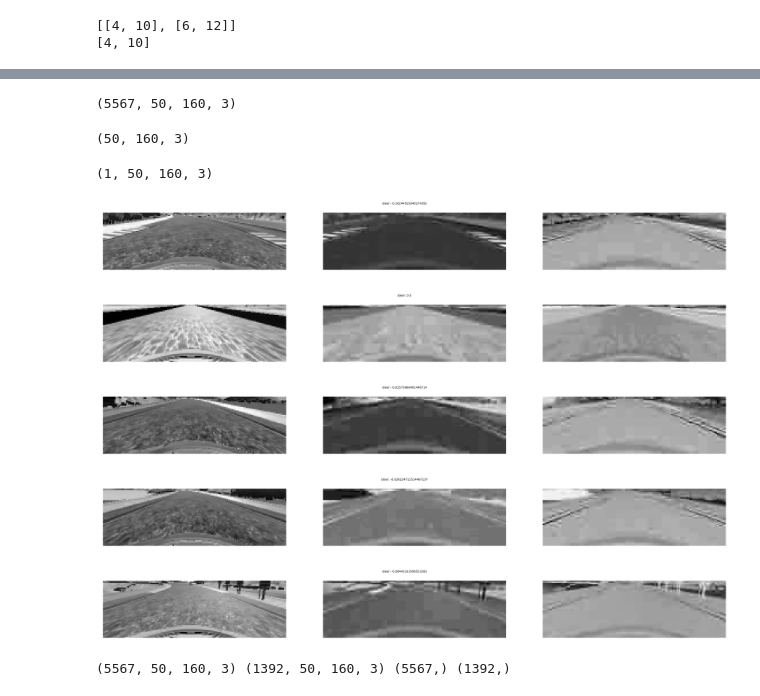
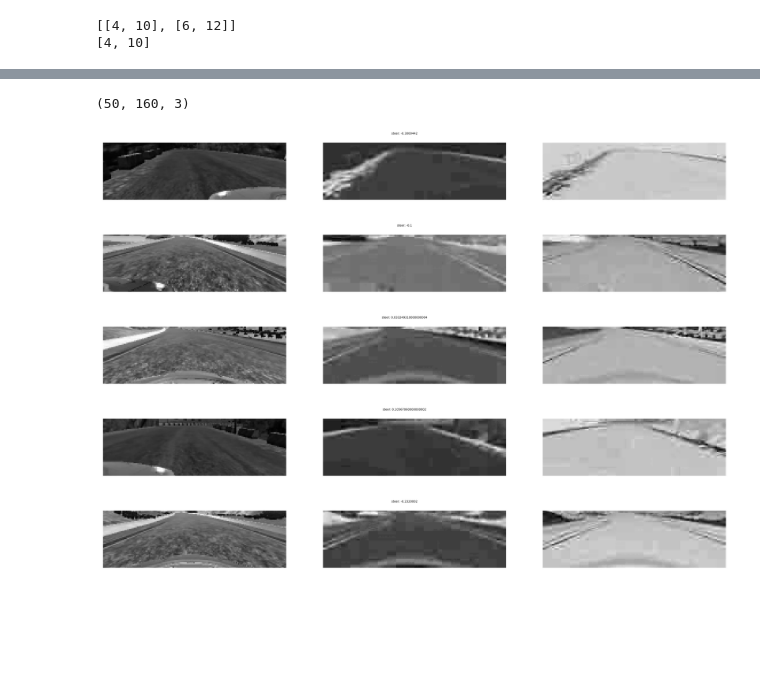
Before and after one commit to berickson/CarND-Behaviorial-Cloning, a Jupyter notebook: Behavorial-Cloning.ipynb, the cells around one changed output, grey strips where cells are left out. Drawn from its saved outputs; the diff is of its cells as text; code cells hidden in the pictures; blank space fills up the shorter version.

```diff
--- a/Behavorial-Cloning.ipynb
+++ b/Behavorial-Cloning.ipynb
@@ -200,16 +200,28 @@ def actual_file_path_for_image(data_folder, filename):
     return rv
 
 
-def read_logs():
+def read_logs(include_side_images = True, side_image_correction=0.1):
     image_files = []
     steering_angles = []
     data_folder = '/home/brian/CarND/SimulatorData'
     for folder in os.listdir(data_folder):
         log_path = os.path.join(data_folder,folder)
         log = read_driving_log(log_path)
-        new_filenames = [actual_file_path_for_image(log_path,f) for f in log.center.values]
-        image_files.extend(new_filenames)
-        steering_angles.extend(smooth(log.steering.values))
+
+        center_filenames = [actual_file_path_for_image(log_path,f) for f in log.center.values]
+        image_files.extend(center_filenames)
+        #steering_angles.extend(smooth(log.steering.values))
+        steering_angles.extend(log.steering.values)
+
+        if include_side_images:
+            right_filenames = [actual_file_path_for_image(log_path,f) for f in log.right.values]
+            image_files.extend(right_filenames)
+            steering_angles.extend(log.steering.values - side_image_correction)
+
+            left_filenames = [actual_file_path_for_image(log_path,f) for f in log.left.values]
+            image_files.extend(left_filenames)
+            steering_angles.extend(log.steering.values + side_image_correction)
+
         #steering_angles.extend(log.steering.values)
 
         print('folder: {} training_samples: {}'.format(folder,len(steering_angles)))
@@ -286,6 +302,2 @@ Wall time: 17.2 s
-# %%
-np.shape(X_train)
-# %% [output]
-(5567, 50, 160, 3)
 # %%
 # let's remember the shape of the processed images
@@ -293,27 +305,21 @@ im_shape = X_train[0].shape
 print(im_shape)
 # %% [output]
 (50, 160, 3)
-# %%
-X_train[0:1].shape
-# %% [output]
-(1, 50, 160, 3)
 # %%
 for _ in range(5):
-    i = np.random.randint(len(X_train))
-    plot_images([X_train[i,:,:,c] for c in range(3)], images_per_line=3, image_size_inches=2, title="steer: {:3}".format(y_train[i]))
+    i = np.random.randint(len(X_val))
+    plot_images([X_val[i,:,:,c] for c in range(3)], images_per_line=3, image_size_inches=2, title="steer: {:3}".format(y_train[i]))
 # %% [output]
-[figure, old version]
+[figure, new version]
-[figure, old version]
+[figure, new version]
-[figure, old version]
+[figure, new version]
-[figure, old version]
+[figure, new version]
-[figure, old version]
+[figure, new version]
 # %%
 from model import model_a
 # %%
 y_train=np.array(y_train)
 y_val=np.array(y_val)
-print(X_train.shape,X_val.shape,y_train.shape,y_val.shape)
+#print(X_train.shape,X_val.shape,y_train.shape,y_val.shape)
 model = model_a(im_shape)
 model.compile(loss='mse', optimizer='adam')
-# %% [output]
-(5567, 50, 160, 3) (1392, 50, 160, 3) (5567,) (1392,)
```
Also changed, not shown: parts of 16 cells of this notebook, 2 other files.
